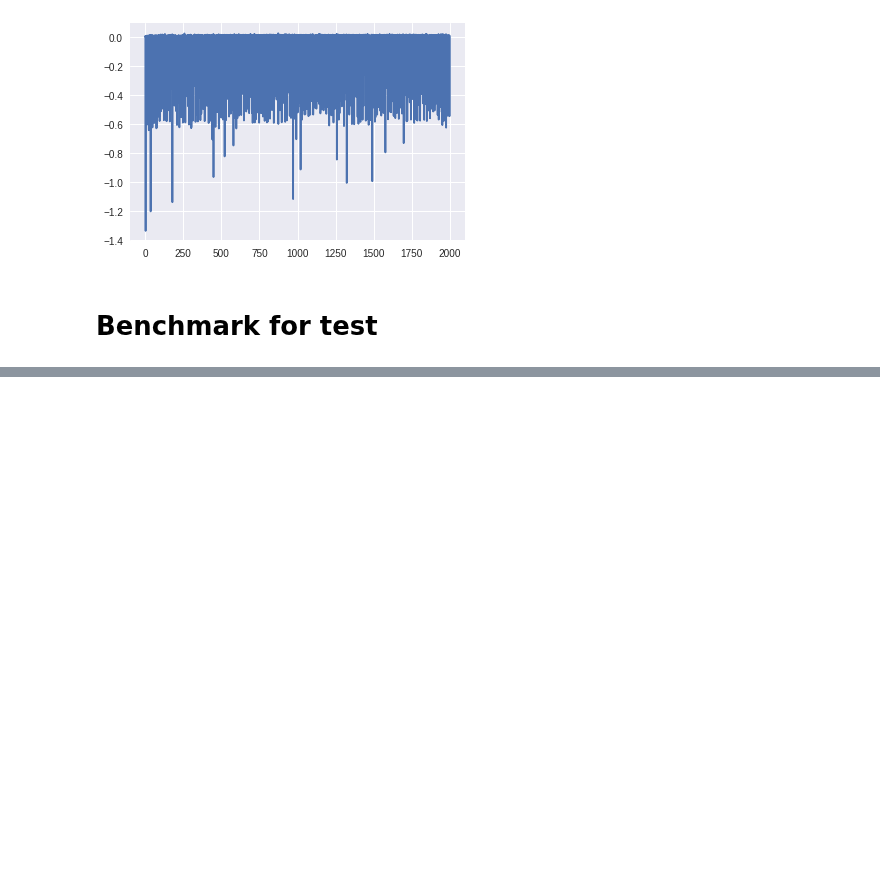
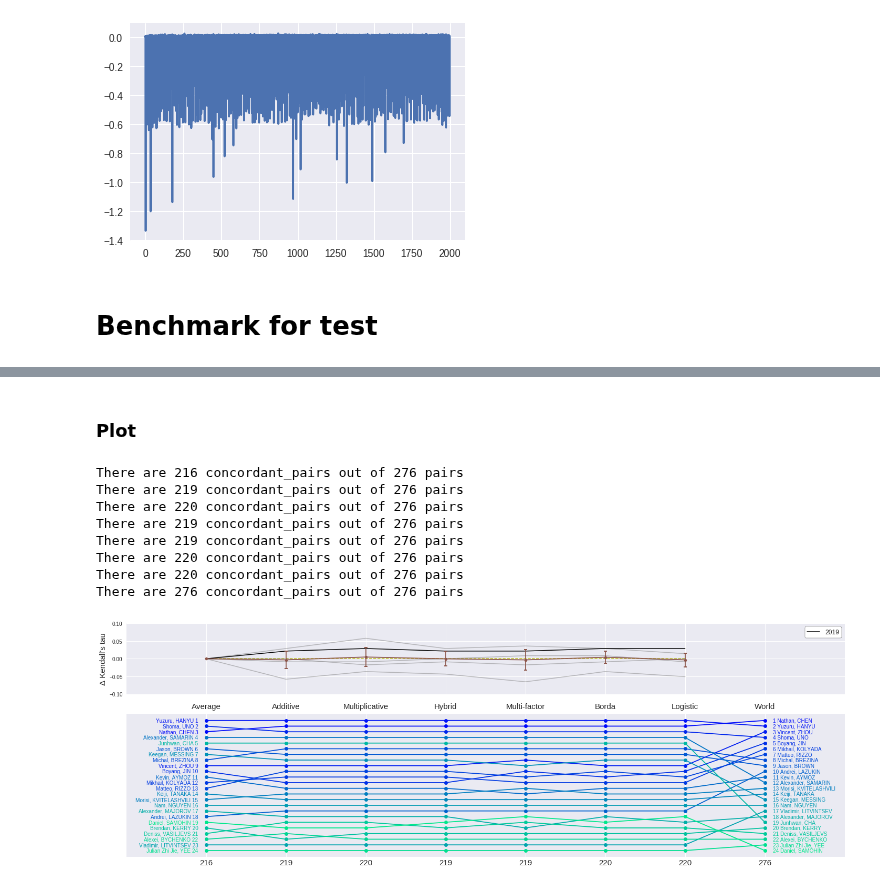
Before and after one commit to khanhnguyendata/skate_predict, a Jupyter notebook: analysis_part6.ipynb, the cells around one changed output, grey strips where cells are left out. Drawn from its saved outputs; the diff is of its cells as text; code cells hidden in the pictures; blank space fills up the shorter version.

```diff
--- a/analysis_part6.ipynb
+++ b/analysis_part6.ipynb
@@ -357,0 +487,71 @@ plt.plot(avg_dtaus_train)
+# %%
+X_test = {}
+for year, skater_scores in all_test_skater_scores.items():
+    X = np.array(list(skater1 - skater2 for skater1, skater2 in combinations(skater_scores.values, 2)))
+    X_test[year] = X
+# %%
+test_dtaus_log = {}
+for year in test_years:
+    test_dtaus_log[year] = (get_tau_from_X_beta(X_test[year], gamma_train) - avg_taus[year])
+
+log_dtau_avg, log_dtau_std = np.mean(list(test_dtaus_log.values())), np.std(list(test_dtaus_log.values()))
+# %% [markdown]
+### Plot
+# %%
+all_dtau_avgs = np.array(previous_dtau_avgs + [borda_dtau_avg] + [log_dtau_avg])
+all_dtau_stds = np.array(previous_dtau_stds + [borda_dtau_std] + [log_dtau_std])
+# %%
+season_scores, world_scores = get_yearly_scores(2019, all_season_scores, all_world_scores)
+world_ranking = list(world_scores.index)
+predicted_rankings = get_rankings_from_score_matrix(all_test_skater_scores[2019])
+predicted_rankings.append(test_rankings_borda[2019])
+predicted_rankings.append(list((all_test_skater_scores[2019] @ gamma_train).sort_values(ascending=False).index))
+# %%
+fig = plt.figure(figsize=(20, 7))
+grid = plt.GridSpec(15, 1)
+ax2 = fig.add_subplot(grid[5:14, :])
+ax1 = fig.add_subplot(grid[0:5, :], sharex=ax2)
+
+errorbar_opts = {'markeredgewidth': 2, 'capsize': 3}
+
+# Plot concordant pairs and Kendall's tau against lambda
+ax1.errorbar(range(len(all_dtau_avgs)), all_dtau_avgs, yerr=ci_multiplier*all_dtau_stds,
+           fmt='.-', color='tab:brown', zorder=10, **errorbar_opts)
+
+for year in test_years:
+    previous_dtaus = list(previous_results[year])
+    borda_dtau = test_dtaus_borda[year]
+    log_dtau = test_dtaus_log[year]
+    yearly_dtau = previous_dtaus + [borda_dtau] + [log_dtau]
+    if year == 2019:
+        color, alpha, label = 'black', 1, '2019'
+    else:
+        color, alpha, label = 'tab:gray', 0.5, '_nolegend_'
+    ax1.plot(range(len(yearly_dtau)), yearly_dtau, lw=1.5, color=color, alpha=alpha, label=label)
+
+ax1.hlines(0, xmin=0, xmax=len(yearly_dtau)-1, color='tab:olive', lw=1.5, linestyles='--')
+plt.setp(ax1.get_xticklabels(), visible=False)
+ax1.legend(**legend_opts)
+ax1.set_ylabel("Δ Kendall's tau", fontsize=15)
+ax1.set_ylim(-0.1, 0.1)
+
+world_ranking = all_test_skater_scores[2019].index
+plot_multiple_rankings(fig, ax2, predicted_rankings + [world_ranking], labels=['Average', 'Additive', 'Multiplicative', 'Hybrid', 'Multi-factor', 'Borda', 'Logistic', 'World'],
+                       filepath=None, xfontsize=15)
+for i, ranking in enumerate(predicted_rankings + [world_ranking]):
+    _, n_concordant, _ = calculate_kendall_tau(ranking, world_ranking, return_pairs=True)
+    ax2.text(i, -2.5, s=n_concordant, ha='center', fontsize=15)
+ax2.xaxis.tick_top()
+
+plt.tight_layout()
+fig.savefig('viz/male_test.png', bbox_tight=True)
+# %% [output]
+There are 216 concordant_pairs out of 276 pairs
+There are 219 concordant_pairs out of 276 pairs
+There are 220 concordant_pairs out of 276 pairs
+There are 219 concordant_pairs out of 276 pairs
+There are 219 concordant_pairs out of 276 pairs
+There are 220 concordant_pairs out of 276 pairs
+There are 220 concordant_pairs out of 276 pairs
+There are 276 concordant_pairs out of 276 pairs
+[figure, added]
```
Also changed, not shown: parts of 67 cells of this notebook, 16 other files.
